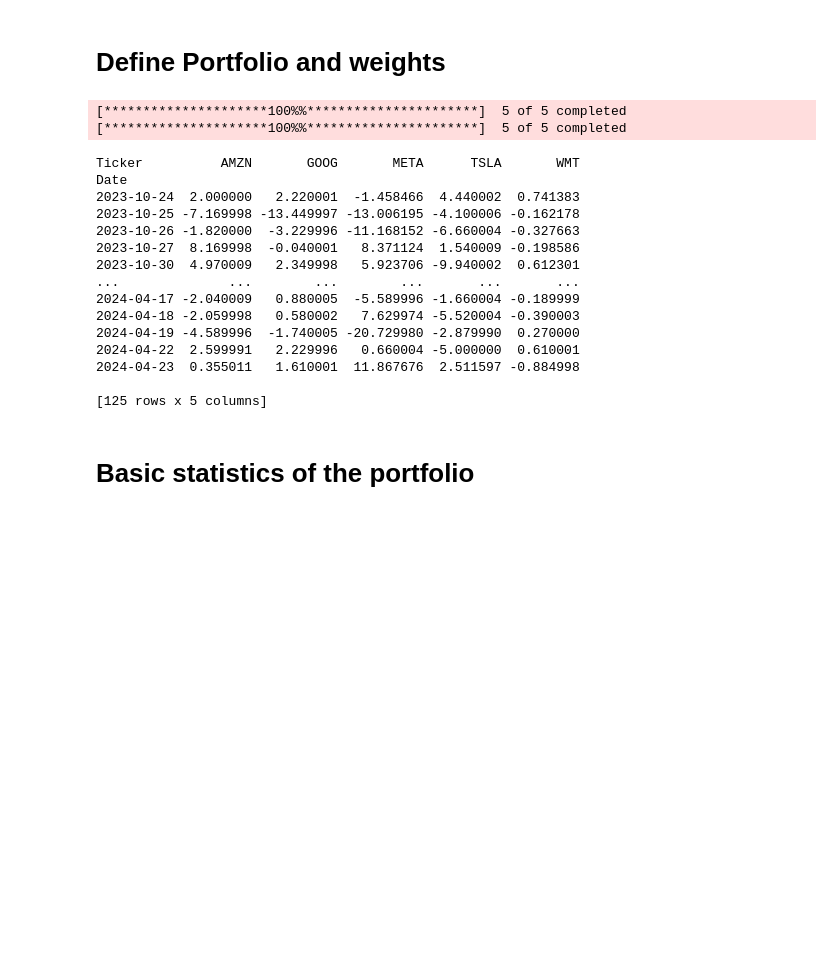
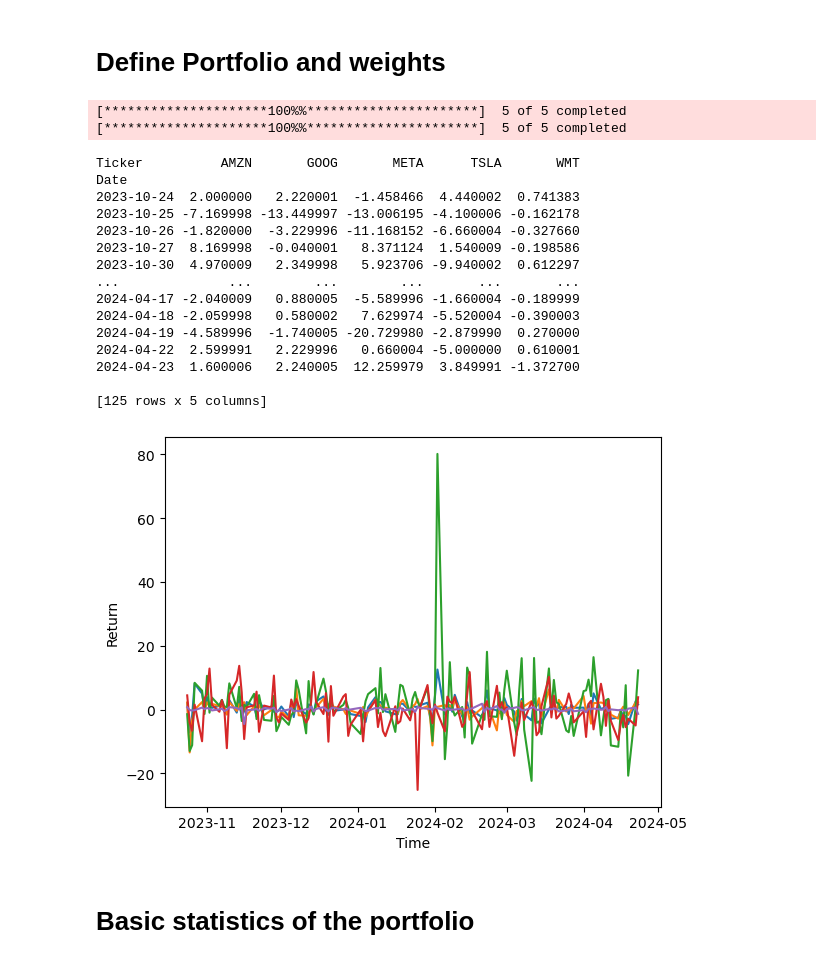
Before and after one commit to hartmutlentz/port-wine, a Jupyter notebook: Portfolio Optimization.ipynb, the cells around one changed output. Cells and saved outputs as stored; diff of their text form; code cells hidden in the pictures; blank space fills up the shorter version.

```diff
--- a/Portfolio Optimization.ipynb
+++ b/Portfolio Optimization.ipynb
@@ -6,9 +9,11 @@ from pprint import pprint
 # Define Portfolio and weights
 # %%
 a = ['AMZN', 'GOOG', 'WMT', 'TSLA', 'META']
-#a = ['AMZN', 'GOOG']
-P = Portfolio(assets=a, weights_amounts=[2.5, 1, 1, 1, 1])
-#P = Portfolio(assets=['AMZN'])
+weights = [2.5, 1, 1, 1, 1]
+
+weighted_assets = tl.lists2dict(a, weights)
+
+P = Portfolio(assets=weighted_assets)
 print(P.returns)
 # %% [output]
 [*********************100%%**********************]  5 of 5 completed
@@ -17,17 +22,24 @@ Ticker          AMZN       GOOG       META      TSLA       WMT
 Date
 2023-10-24  2.000000   2.220001  -1.458466  4.440002  0.741383
 2023-10-25 -7.169998 -13.449997 -13.006195 -4.100006 -0.162178
-2023-10-26 -1.820000  -3.229996 -11.168152 -6.660004 -0.327663
+2023-10-26 -1.820000  -3.229996 -11.168152 -6.660004 -0.327660
 2023-10-27  8.169998  -0.040001   8.371124  1.540009 -0.198586
-2023-10-30  4.970009   2.349998   5.923706 -9.940002  0.612301
+2023-10-30  4.970009   2.349998   5.923706 -9.940002  0.612297
 ...              ...        ...        ...       ...       ...
 2024-04-17 -2.040009   0.880005  -5.589996 -1.660004 -0.189999
 2024-04-18 -2.059998   0.580002   7.629974 -5.520004 -0.390003
 2024-04-19 -4.589996  -1.740005 -20.729980 -2.879990  0.270000
 2024-04-22  2.599991   2.229996   0.660004 -5.000000  0.610001
-2024-04-23  0.355011   1.610001  11.867676  2.511597 -0.884998
+2024-04-23  1.600006   2.240005  12.259979  3.849991 -1.372700
 
 [125 rows x 5 columns]
+# %%
+plt.plot(P.returns)
+plt.xlabel("Time")
+plt.ylabel("Return")
+plt.show()
+# %% [output]
+[figure, added]
 # %% [markdown]
 # Basic statistics of the portfolio
 # %%
```
Also changed, not shown: parts of 3 cells of this notebook, 4 other files.
